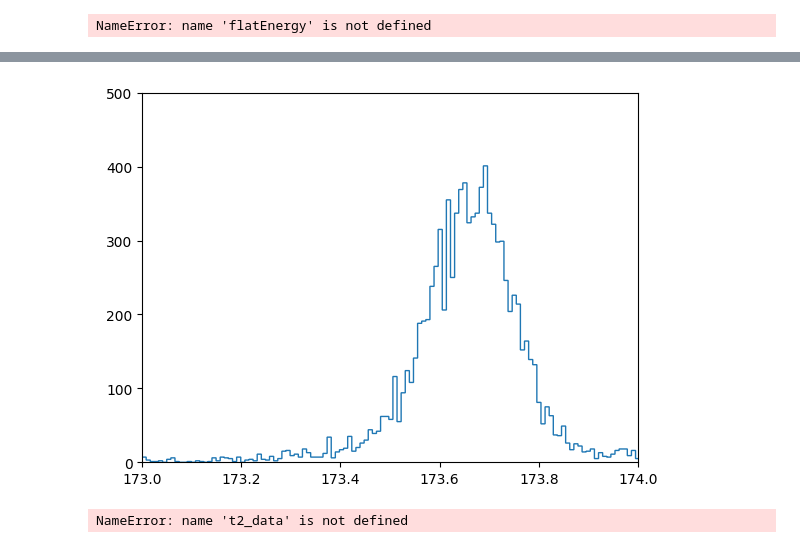
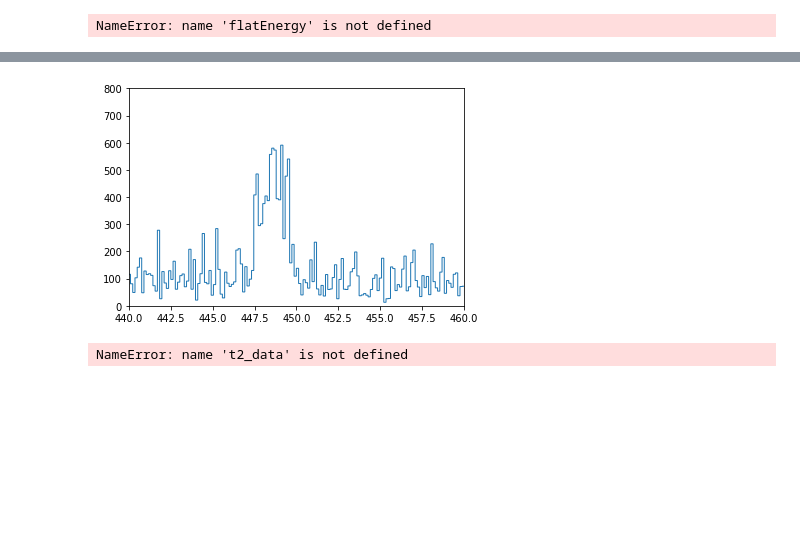
Before and after one commit to jbrowni2/processPygama, a Jupyter notebook: jupyter/analyzeWaveformPulse.ipynb, the cells around one changed output, grey strips where cells are left out. Drawn from its saved outputs; the diff is of its cells as text; code cells hidden in the pictures; blank space fills up the shorter version.

```diff
--- a/jupyter/analyzeWaveformPulse.ipynb
+++ b/jupyter/analyzeWaveformPulse.ipynb
@@ -78,17 +90,16 @@ print(t2_data)
 # %%
-
-run_list = [x for x in range(9139,9160)]
+run_list = [x for x in range(1330,1361)]
 t2_data = fd.get_df_multiple(run_list, "Card1")
-c = 0.0408625
+c =0.0408625
 m = -0.16892
 t2_data["calEnergy"] = t2_data["trapEmax"]*c + m
 # %%
-plt.hist(t2_data["calEnergy"], histtype="step", bins=320000)
-plt.xlim(173,174)
-plt.ylim(0,500)
+plt.hist(t2_data["calEnergy"], histtype="step", bins=20000)
+plt.xlim(440,460)
+plt.ylim(0,800)
 plt.show()
 # %% [output]
-[figure, old version]
+[figure, new version]
 # %%
  #plt.subplot(1,2,2)
 plt.hist(t2_data['calEnergy'], histtype="step", bins = 320000)
```
Also changed, not shown: parts of 1 cell of this notebook, 27 other files.
